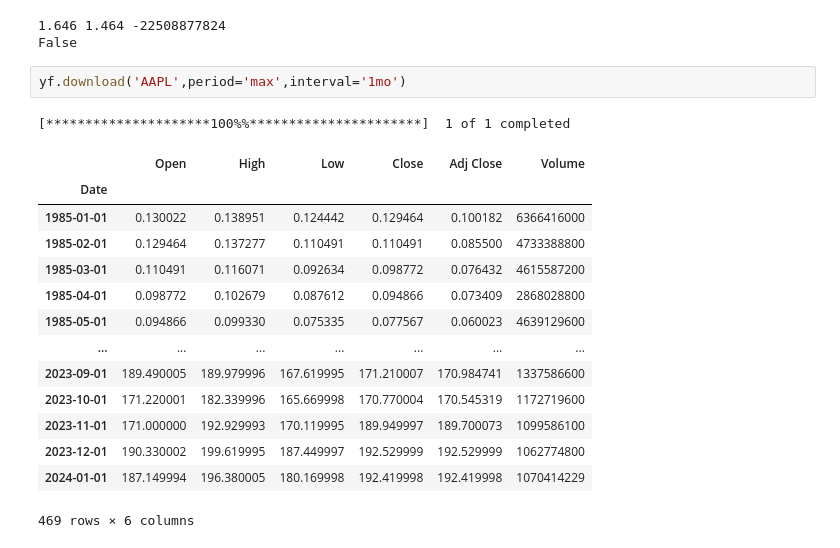
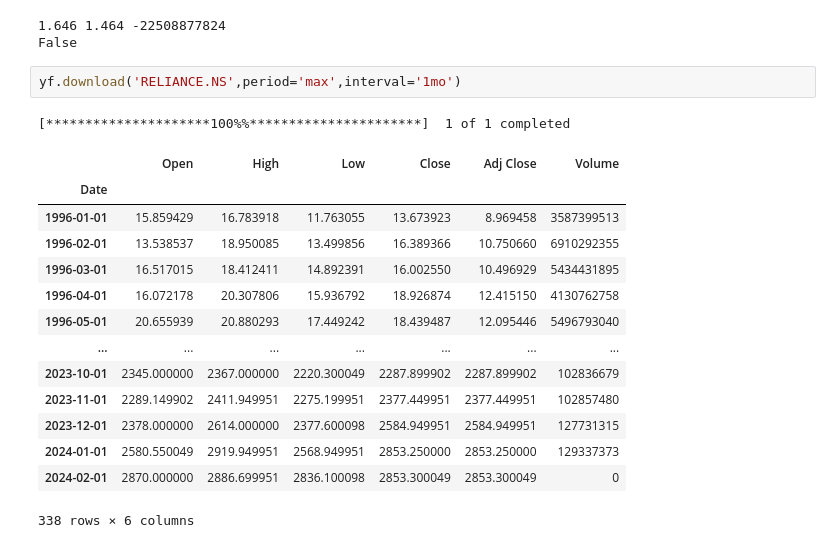
Before and after one commit to Robohrriday/MS499_IITGN_Finance_2024, a Jupyter notebook: data_analysis.ipynb, the cells around one changed output. Saved outputs shown, nothing was run; the diff lists cells and outputs as text.

```diff
--- a/data_analysis.ipynb
+++ b/data_analysis.ipynb
@@ -268,20 +268,20 @@ sel_fields = ['bookValue','currentRatio','debtToEquity','dividendRate','dividend
 1.646 1.464 -22508877824
 False
 # %%
-yf.download('AAPL',period='max',interval='1mo')
+yf.download('RELIANCE.NS',period='max',interval='1mo')
 # %% [output]
 [*********************100%%**********************]  1 of 1 completed
 |  | Open | High | Low | Close | Adj Close | Volume |
 | Date |  |  |  |  |  |  |
-| 1985-01-01 | 0.130022 | 0.138951 | 0.124442 | 0.129464 | 0.100182 | 6366416000 |
-| 1985-02-01 | 0.129464 | 0.137277 | 0.110491 | 0.110491 | 0.085500 | 4733388800 |
-| 1985-03-01 | 0.110491 | 0.116071 | 0.092634 | 0.098772 | 0.076432 | 4615587200 |
-| 1985-04-01 | 0.098772 | 0.102679 | 0.087612 | 0.094866 | 0.073409 | 2868028800 |
-| 1985-05-01 | 0.094866 | 0.099330 | 0.075335 | 0.077567 | 0.060023 | 4639129600 |
+| 1996-01-01 | 15.859429 | 16.783918 | 11.763055 | 13.673923 | 8.969458 | 3587399513 |
+| 1996-02-01 | 13.538537 | 18.950085 | 13.499856 | 16.389366 | 10.750660 | 6910292355 |
+| 1996-03-01 | 16.517015 | 18.412411 | 14.892391 | 16.002550 | 10.496929 | 5434431895 |
+| 1996-04-01 | 16.072178 | 20.307806 | 15.936792 | 18.926874 | 12.415150 | 4130762758 |
+| 1996-05-01 | 20.655939 | 20.880293 | 17.449242 | 18.439487 | 12.095446 | 5496793040 |
 | ... | ... | ... | ... | ... | ... | ... |
-| 2023-09-01 | 189.490005 | 189.979996 | 167.619995 | 171.210007 | 170.984741 | 1337586600 |
-| 2023-10-01 | 171.220001 | 182.339996 | 165.669998 | 170.770004 | 170.545319 | 1172719600 |
-| 2023-11-01 | 171.000000 | 192.929993 | 170.119995 | 189.949997 | 189.700073 | 1099586100 |
-| 2023-12-01 | 190.330002 | 199.619995 | 187.449997 | 192.529999 | 192.529999 | 1062774800 |
-| 2024-01-01 | 187.149994 | 196.380005 | 180.169998 | 192.419998 | 192.419998 | 1070414229 |
+| 2023-10-01 | 2345.000000 | 2367.000000 | 2220.300049 | 2287.899902 | 2287.899902 | 102836679 |
+| 2023-11-01 | 2289.149902 | 2411.949951 | 2275.199951 | 2377.449951 | 2377.449951 | 102857480 |
+| 2023-12-01 | 2378.000000 | 2614.000000 | 2377.600098 | 2584.949951 | 2584.949951 | 127731315 |
+| 2024-01-01 | 2580.550049 | 2919.949951 | 2568.949951 | 2853.250000 | 2853.250000 | 129337373 |
+| 2024-02-01 | 2870.000000 | 2886.699951 | 2836.100098 | 2853.300049 | 2853.300049 | 0 |
-469 rows × 6 columns
+338 rows × 6 columns
```
Also changed, not shown: 6 other files.
